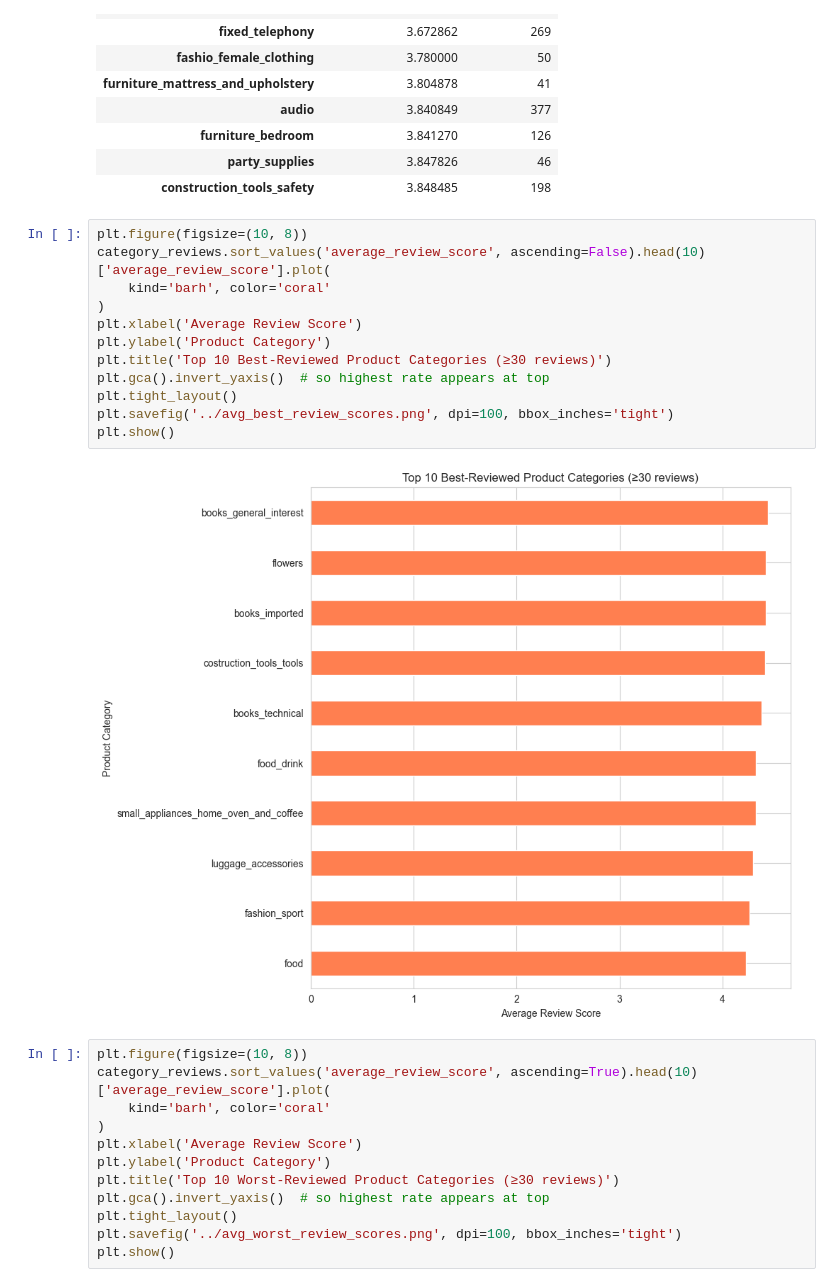
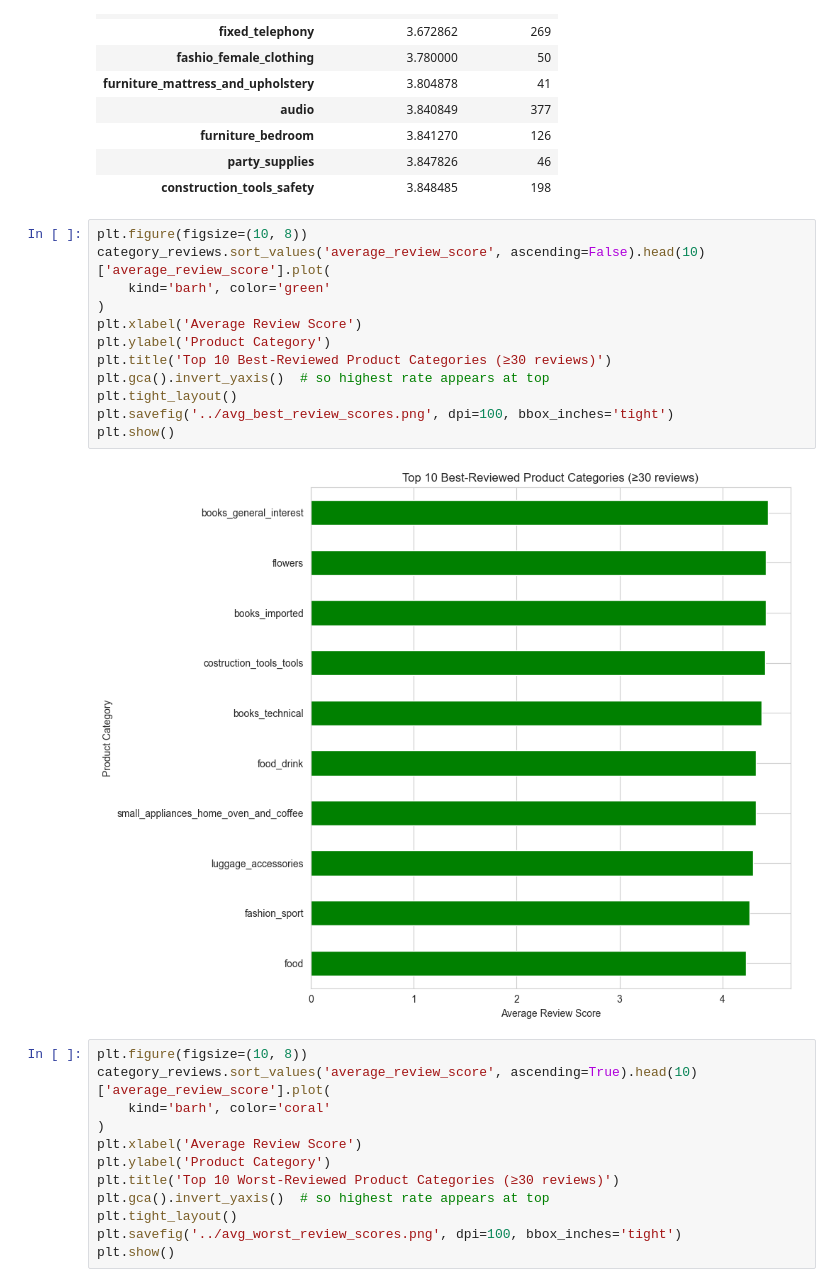
Before and after one commit to ZakkiShah5/olist-ecommerce-eda, a Jupyter notebook: notebooks/olist_eda.ipynb, the cells around one changed output. Cells and saved outputs as stored; diff of their text form.

```diff
--- a/notebooks/olist_eda.ipynb
+++ b/notebooks/olist_eda.ipynb
@@ -370,17 +370,17 @@ category_reviews.sort_values('average_review_score', ascending=True).head(10)
 # %%
 plt.figure(figsize=(10, 8))
 category_reviews.sort_values('average_review_score', ascending=False).head(10)['average_review_score'].plot(
-    kind='barh', color='coral'
+    kind='barh', color='green'
 )
 plt.xlabel('Average Review Score')
 plt.ylabel('Product Category')
 plt.title('Top 10 Best-Reviewed Product Categories (≥30 reviews)')
 plt.gca().invert_yaxis()  # so highest rate appears at top
 plt.tight_layout()
 plt.savefig('../avg_best_review_scores.png', dpi=100, bbox_inches='tight')
 plt.show()
 # %% [output]
-[figure, old version]
+[figure, new version]
 # %%
 plt.figure(figsize=(10, 8))
 category_reviews.sort_values('average_review_score', ascending=True).head(10)['average_review_score'].plot(
```
Also changed, not shown: parts of 17 cells of this notebook, 4 other files.
